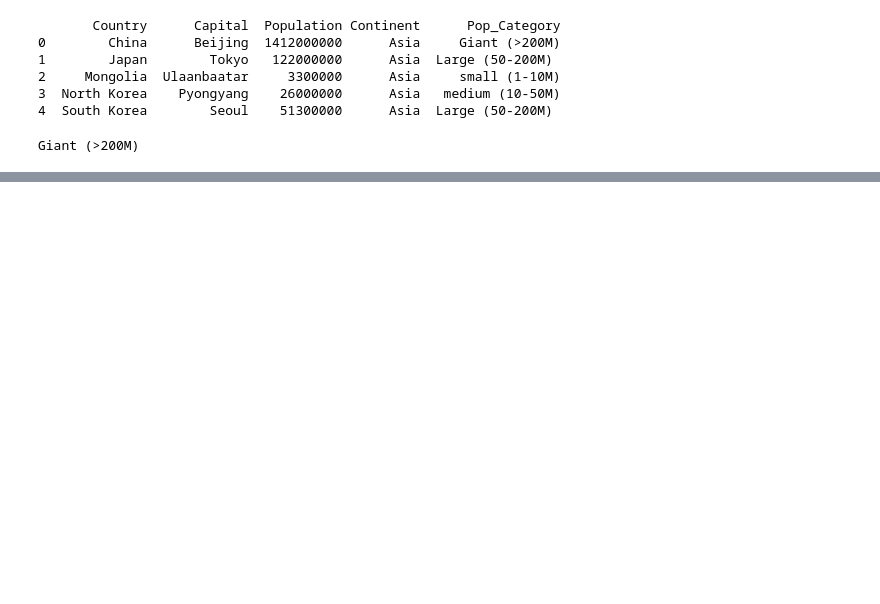
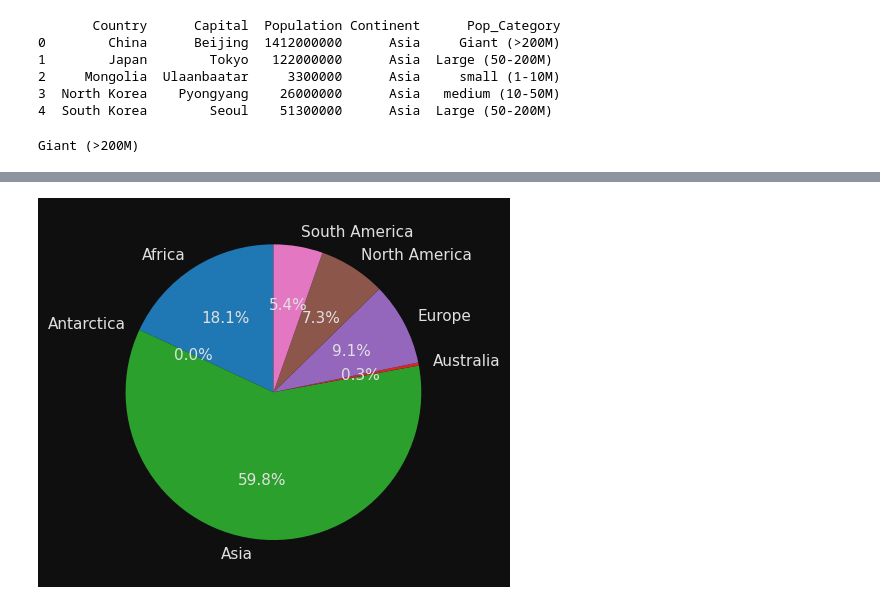
Before and after one commit to Rakesh73971/World_Countries_Population_EDA, a Jupyter notebook: main.ipynb, the cells around one changed output, grey strips where cells are left out. Drawn from its saved outputs; the diff is of its cells as text; code cells hidden in the pictures; blank space fills up the shorter version.

```diff
--- a/main.ipynb
+++ b/main.ipynb
@@ -195,0 +213,10 @@ Giant (>200M)
+# %%
+plt.pie(
+    continent_population,
+    labels=continent_population.index,
+    autopct='%1.1f%%',
+    startangle=90
+)
+plt.show()
+# %% [output]
+[figure, added]
```
Also changed, not shown: parts of 10 cells of this notebook.
